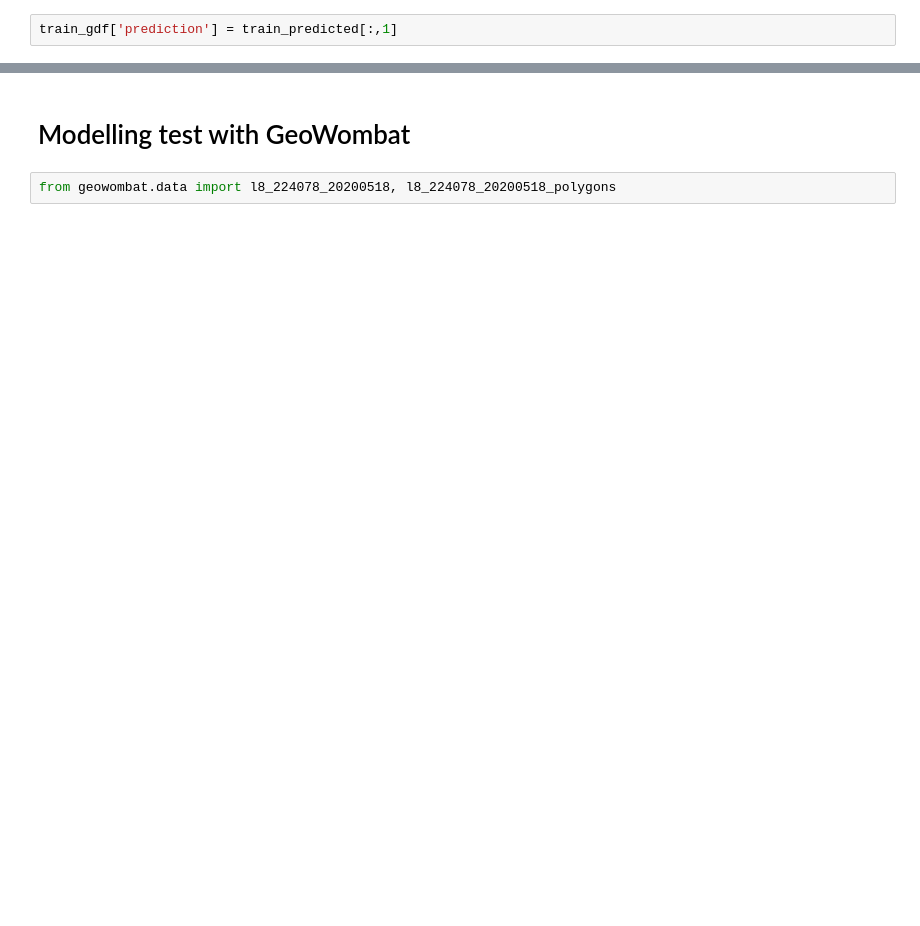
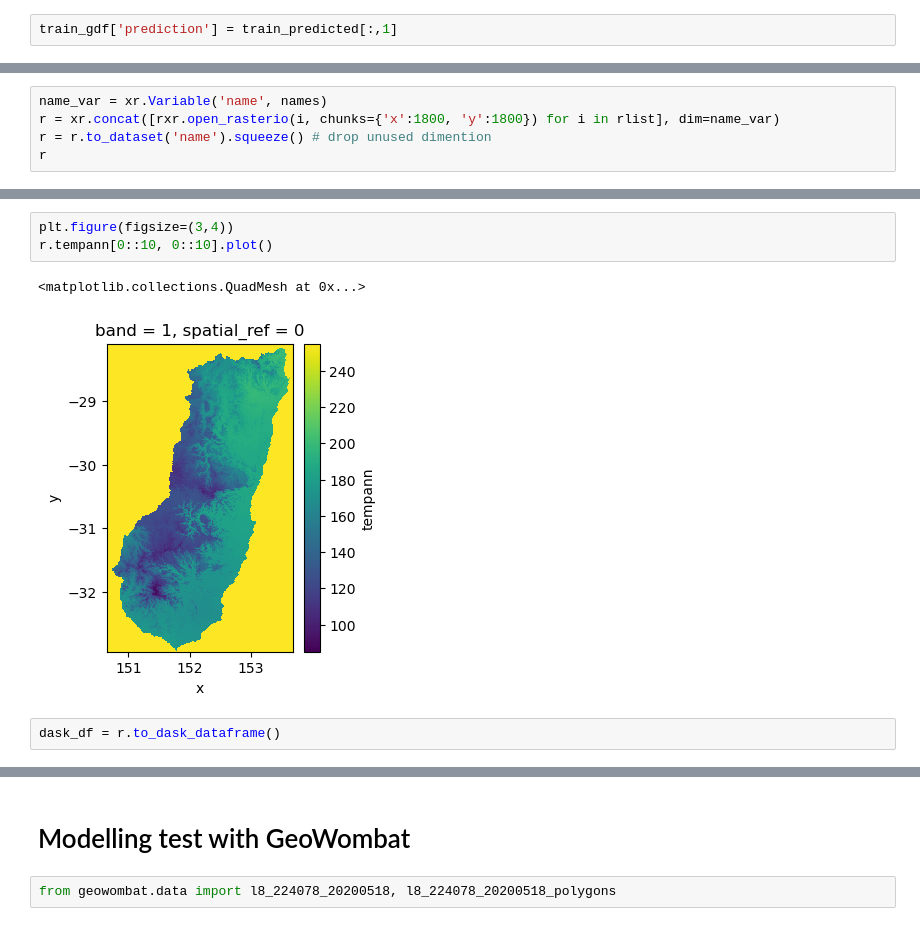
Before and after one commit to rvalavi/SDM_with_Python, a Jupyter notebook: species_distribution_modelling.ipynb, the cells around one changed output, grey strips where cells are left out. Saved outputs shown, nothing was run; the diff lists cells and outputs as text; blank space fills up the shorter version.

```diff
--- a/species_distribution_modelling.ipynb
+++ b/species_distribution_modelling.ipynb
@@ -303,0 +322,5 @@ _data_are_stacked :
+# %%
+name_var = xr.Variable('name', names)
+r = xr.concat([rxr.open_rasterio(i, chunks={'x':1800, 'y':1800}) for i in rlist], dim=name_var)
+r = r.to_dataset('name').squeeze() # drop unused dimention
+r
@@ -303,0 +345,8 @@ _data_are_stacked :
+# %%
+plt.figure(figsize=(3,4))
+r.tempann[0::10, 0::10].plot()
+# %% [output]
+<matplotlib.collections.QuadMesh at 0x...>
+[figure, added]
+# %%
+dask_df = r.to_dask_dataframe()
```
Also changed, not shown: parts of 49 cells of this notebook, 2 other files.
